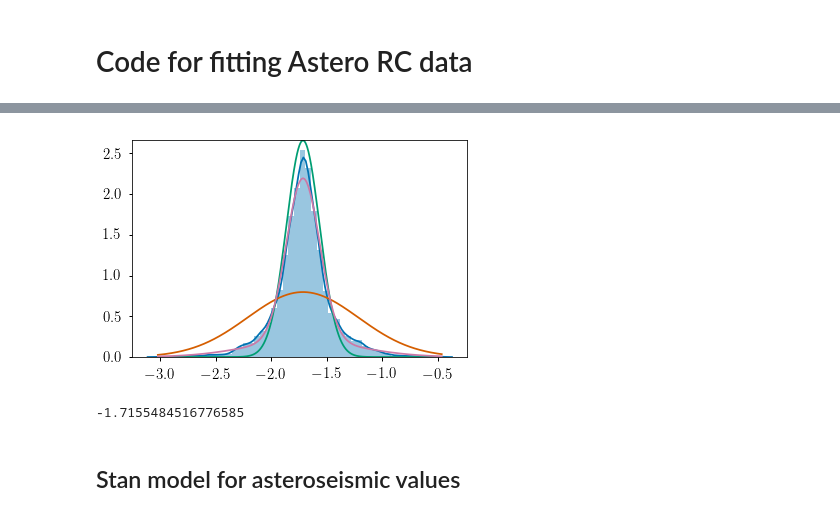
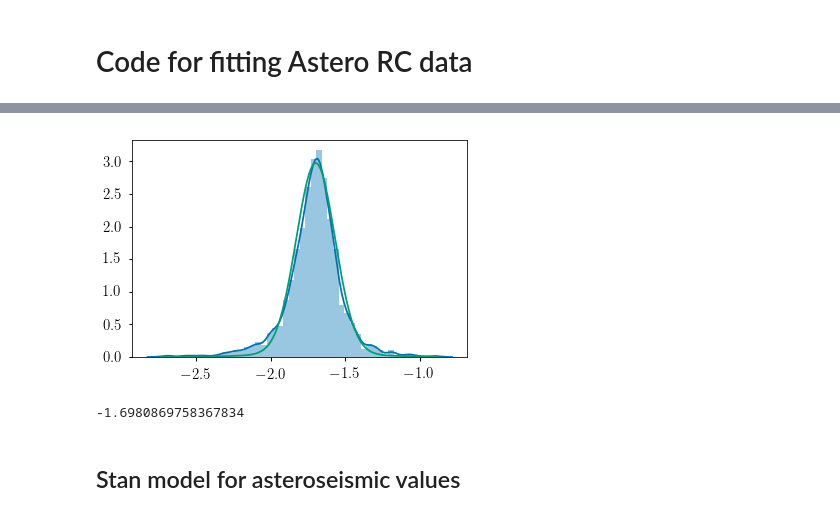
Before and after one commit to ojhall94/GAIA, a Jupyter notebook: hbmm_yu18_ast.ipynb, the cells around one changed output, grey strips where cells are left out. Saved outputs shown, nothing was run; the diff lists cells and outputs as text; code cells hidden in the pictures.

```diff
--- a/hbmm_yu18_ast.ipynb
+++ b/hbmm_yu18_ast.ipynb
@@ -16,17 +16,22 @@ import pystan
 import os
 import pickle
 
+els = True
+
 import sys
 # %%
-def read_data():
-    sfile = '../data/KepxDR2/rcxyu18.csv'
+def read_data(els=False):
+    if els:
+        sfile = '../data/KepxDR2/elsxrcxyu18.csv'
+    else:
+        sfile = '../data/KepxDR2/rcxyu18.csv'
     df = pd.read_csv(sfile)
     return df
 
 def normal(x, mu, sigma):
     return (1/np.sqrt(2*np.pi*sigma**2)) * np.exp(-(x - mu)**2/(2*sigma**2))
 # %%
-df = read_data()
+df = read_data(els)
 print('Size: '+str(len(df)))
 df.head(2)
 # %% [output]
@@ -37 +42,12 @@ Size: 7497
 2 rows × 172 columns
+# %%
+if els:
+    df = df[(df.elstage == 'RC') | (df.elstage =='RGB')]
+    sns.distplot(df.ast_MKs[df.elstage=='RC'],label='RC')
+    sns.distplot(df.ast_MKs[df.elstage=='2CL'],label='RC')
+    sns.distplot(df.ast_MKs[df.elstage=='RGB'],label='RGB')
+    sns.distplot(df.ast_MKs, label='Full')
+    plt.legend(fontsize=15)
+    plt.show()
+    print('Targets: '+str(len(df)))
+    print('Q: '+str(float(len(df[df.elstage=='RC']))/len(df)))
@@ -38,25 +58,26 @@ Size: 7497
 # %%
 '''Step one is figuring out the different distributions we want'''
 df.head(2)
 Ks = df.ast_MKs.values
-
 x = np.linspace(Ks.min(),Ks.max(),1000)
 
-fg = normal(x, np.median(Ks), 0.15)
-bg = normal(x, np.median(Ks), .5)
-Q = .75
-pp = Q*fg + (1-Q)*bg
+rQ = 0.95
+rmu = np.median(Ks)
+rsigma = .13
+rsigo = .35
 
-sns.distplot(Ks)
-plt.plot(x,fg)
-plt.plot(x,bg)
-plt.plot(x,pp)
+rfg = normal(x, rmu, rsigma)
+rbg = normal(x, rmu, rsigo)
+pp = rQ*rfg + (1-rQ)*rbg
+
+sns.distplot(Ks, label='Observed')
+plt.plot(x,pp, label='Likelihood')
 plt.show()
 
 print(np.median(Ks))
 # %% [output]
-[figure, old version]
+[figure, new version]
--1.7155484516776585
+-1.6980869758367834
 # %% [markdown]
 ## Stan model for asteroseismic values
 # %%
```
Also changed, not shown: parts of 14 cells of this notebook, 1 other file.
